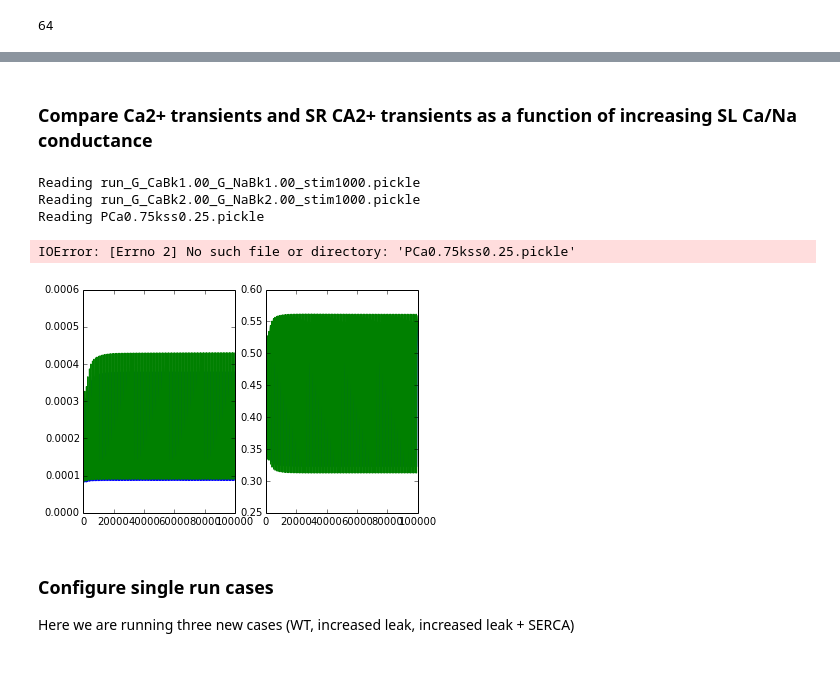
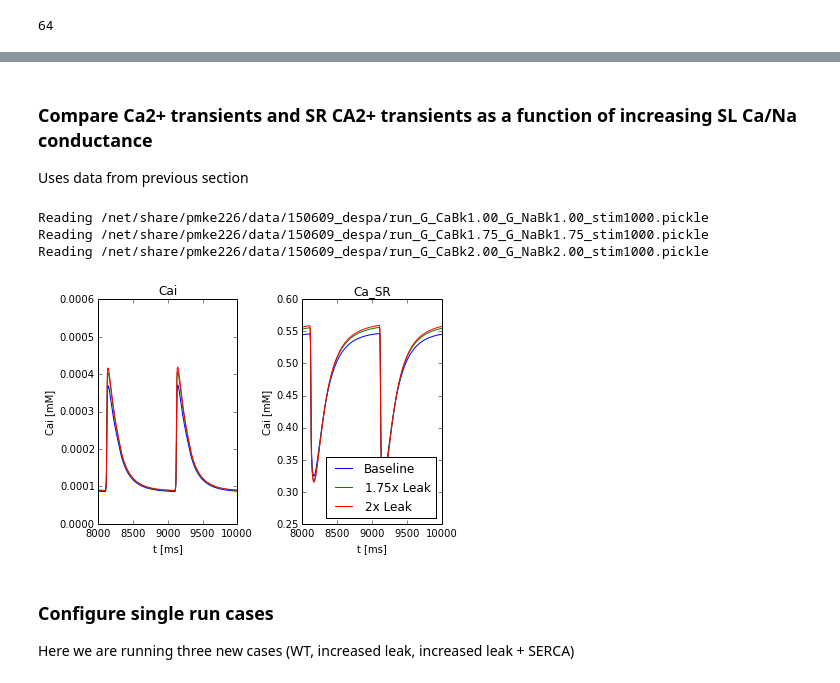
Before and after one commit to huskeypm/wholecell, a Jupyter notebook: despaSweep.ipynb, the cells around one changed output, grey strips where cells are left out. Drawn from its saved outputs; the diff is of its cells as text; code cells hidden in the pictures.

Commit message:
Changes to notebook and despa data processing

```diff
--- a/despaSweep.ipynb
+++ b/despaSweep.ipynb
@@ -108,13 +112,20 @@ Reading ./run_G_CaBk2.75_G_NaBk2.75_stim1000.pickle
 # %% [markdown]
 ### Compare Ca2+ transients and SR CA2+ transients as a function of increasing SL Ca/Na conductance
+
+Uses data from previous section
+# %%
+root = "/net/share/pmke226/data/150609_despa/"
+versionPrefix = "150609_"
+
+if 1:
+  data1 = ao.readPickle(root+"run_G_CaBk1.00_G_NaBk1.00_stim1000.pickle")
+  data2 = ao.readPickle(root+"run_G_CaBk1.75_G_NaBk1.75_stim1000.pickle")
+  data3 = ao.readPickle(root+"run_G_CaBk2.00_G_NaBk2.00_stim1000.pickle")
 # %%
+
+
 ax1 = plt.subplot(1,2,1)
 ax2 = plt.subplot(1,2,2)
-if 1:
-  data1 = readPickle("run_G_CaBk1.00_G_NaBk1.00_stim1000.pickle")
-  data2 = "run_G_CaBk2.00_G_NaBk2.00_stim1000.pickle"
-  data3 = "run_G_CaBk1.75_G_NaBk1.75_stim1000.pickle"
-
 
 #############
 idxCai = runner.model.state_indices("Cai")
@@ -123,48 +134,47 @@ data = data1
 s = data['s']
 t = data['t']
 sca = s[1:,idxCai]
 ax1.plot(t,sca,label="Baseline")
 sca = s[1:,idxCaSR]
 ax2.plot(t,sca,label="Baseline")
 
 
-data = ao.readPickle(data2)
+data = data2
+s = data['s']
+t = data['t']
+sca = s[1:,idxCai]
+ax1.plot(t,sca,label="1.75x Leak")
+sca = s[1:,idxCaSR]
+ax2.plot(t,sca,label="1.75x Leak")
+
+data = data3
 s = data['s']
 t = data['t']
 sca = s[1:,idxCai]
 ax1.plot(t,sca,label="2x Leak")
 sca = s[1:,idxCaSR]
 ax2.plot(t,sca,label="2x Leak")
-
-data = ao.readPickle()
-s = data['s']
-t = data['t']
-sca = s[1:,idxCai]
-ax1.plot(t,sca,label="1.75x Leak")
-sca = s[1:,idxCaSR]
-ax2.plot(t,sca,label="1.75x Leak")
 
 ax1.set_xlim([8000,10000])
 ax1.set_ylabel("Cai [mM]")
 ax1.set_xlabel("t [ms]")
 ax1.set_title("Cai")
 
 ax2.set_xlim([8000,10000])
 ax2.set_ylabel("Cai [mM]")
 ax2.set_xlabel("t [ms]")
 ax2.set_title("Ca_SR")
 ax2.legend(loc=0)
 
 #plt.legend(loc=0, ncol=3)
 plt.tight_layout()
 
-plt.gcf().savefig('leaks.png',dpi=300)
+plt.gcf().savefig(root+versionPrefix+'leaks.png',dpi=300)
 # %% [output]
-Reading run_G_CaBk1.00_G_NaBk1.00_stim1000.pickle
-Reading run_G_CaBk2.00_G_NaBk2.00_stim1000.pickle
-Reading PCa0.75kss0.25.pickle
+Reading /net/share/pmke226/data/150609_despa/run_G_CaBk1.00_G_NaBk1.00_stim1000.pickle
+Reading /net/share/pmke226/data/150609_despa/run_G_CaBk1.75_G_NaBk1.75_stim1000.pickle
+Reading /net/share/pmke226/data/150609_despa/run_G_CaBk2.00_G_NaBk2.00_stim1000.pickle
-IOError: [Errno 2] No such file or directory: 'PCa0.75kss0.25.pickle'
-[figure, old version]
+[figure, new version]
 # %% [markdown]
 ### Configure single run cases
 
```
Also changed, not shown: parts of 21 cells of this notebook, 1 other file.
